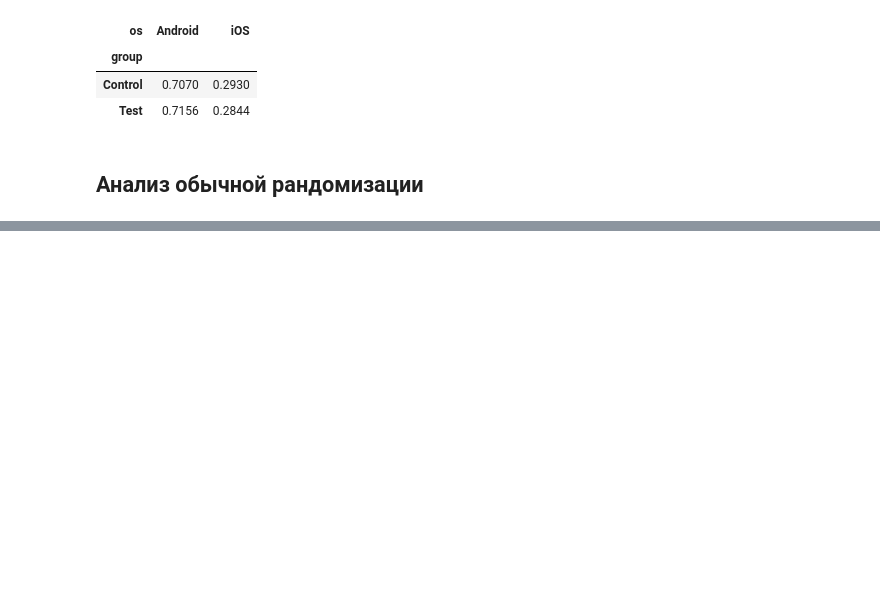
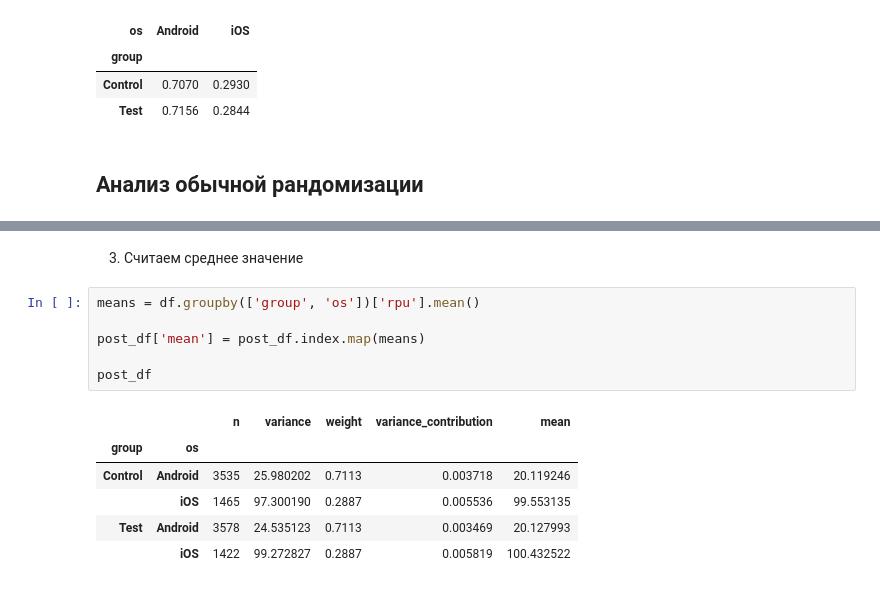
Before and after one commit to anbaluxe/my_colab_learning, a Jupyter notebook: Стратифицированная_рандомизация.ipynb, the cells around one changed output, grey strips where cells are left out. Saved outputs shown, nothing was run; the diff lists cells and outputs as text; blank space fills up the shorter version.

```diff
--- a/Стратифицированная_рандомизация.ipynb
+++ b/Стратифицированная_рандомизация.ipynb
@@ -213,0 +257,15 @@ comparison
+# %% [markdown]
+3. Считаем среднее значение
+# %%
+means = df.groupby(['group', 'os'])['rpu'].mean()
+
+post_df['mean'] = post_df.index.map(means)
+
+post_df
+# %% [output]
+|  |  | n | variance | weight | variance_contribution | mean |
+| group | os |  |  |  |  |  |
+| Control | Android | 3535 | 25.980202 | 0.7113 | 0.003718 | 20.119246 |
+|  | iOS | 1465 | 97.300190 | 0.2887 | 0.005536 | 99.553135 |
+| Test | Android | 3578 | 24.535123 | 0.7113 | 0.003469 | 20.127993 |
+|  | iOS | 1422 | 99.272827 | 0.2887 | 0.005819 | 100.432522 |
```
Also changed, not shown: parts of 23 cells of this notebook.
